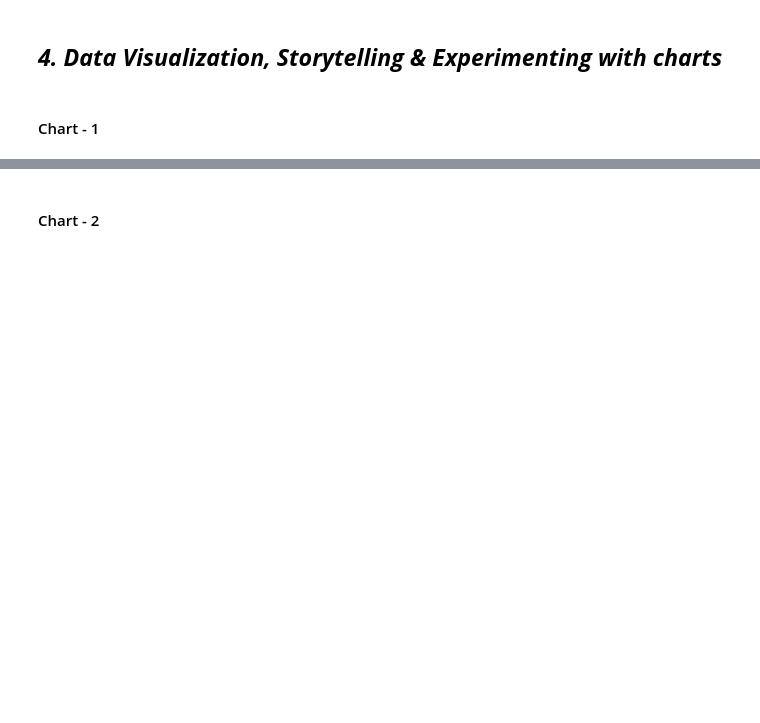
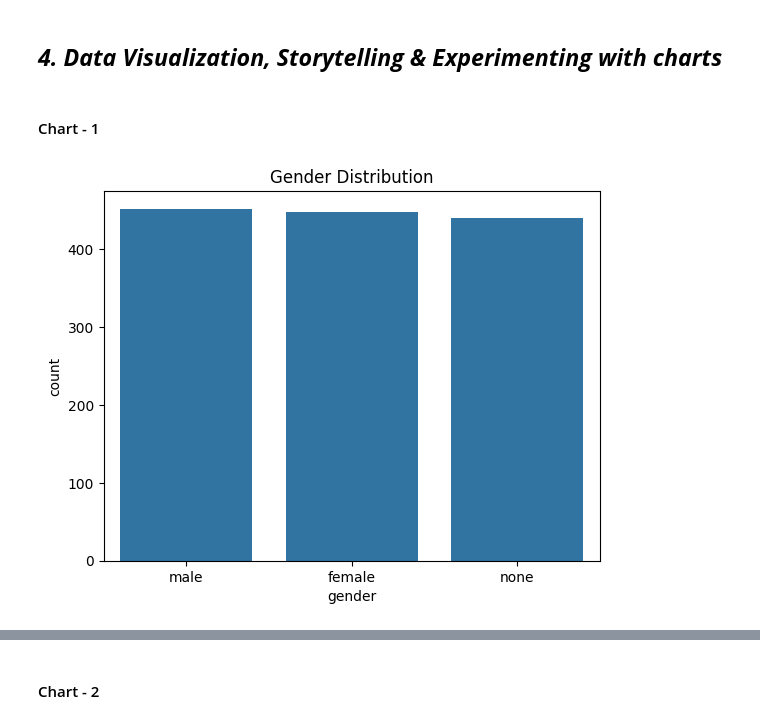
Before and after one commit to taiybashaikh51-sys/voyage-analytics-mlops, a Jupyter notebook: notebooks/Voyage_Analytics_1_Gender_Prediction_Starter.ipynb, the cells around one changed output, grey strips where cells are left out. Saved outputs shown, nothing was run; the diff lists cells and outputs as text; code cells hidden in the pictures; blank space fills up the shorter version.

```diff
--- a/notebooks/Voyage_Analytics_1_Gender_Prediction_Starter.ipynb
+++ b/notebooks/Voyage_Analytics_1_Gender_Prediction_Starter.ipynb
@@ -72,0 +215,33 @@ for col in users.columns:    print(col, '->', users[col].nunique())
+# %%
+# Handle missing values, fix dtypes, create merged working dataframe here
+
+# 1. Aggregate flight behavior per user
+flights_agg = flights.groupby('userCode').agg(
+    total_flights=('travelCode', 'count'),
+    avg_flight_price=('price', 'mean'),
+    avg_distance=('distance', 'mean'),
+    avg_flight_time=('time', 'mean')
+).reset_index()
+
+# 2. Aggregate hotel behavior per user
+hotels_agg = hotels.groupby('userCode').agg(
+    total_hotel_bookings=('travelCode', 'count'),
+    avg_hotel_price=('total', 'mean'),
+    avg_days=('days', 'mean')
+).reset_index()
+
+# 3. Merge users with flight aggregates
+df = users.merge(flights_agg, left_on='code', right_on='userCode', how='left')
+
+# 4. Merge with hotel aggregates
+df = df.merge(hotels_agg, left_on='code', right_on='userCode', how='left', suffixes=('', '_hotel'))
+
+# 5. Drop duplicate/unneeded columns from the merge
+df.drop(columns=['userCode', 'userCode_hotel'], inplace=True, errors='ignore')
+
+# 6. Handle missing values created by merge (users with no flight/hotel history)
+df.fillna(0, inplace=True)
+
+# 7. Quick check
+df.info()
+df.head()
@@ -81 +282,9 @@ for col in users.columns:    print(col, '->', users[col].nunique())
+# %%
+# Chart 1 — Gender distribution:
+
+sns.countplot(data=df, x='gender')
+plt.title('Gender Distribution')
+plt.show()
+# %% [output]
+[figure, added]
 # %% [markdown]
```
Also changed, not shown: parts of 35 cells of this notebook, 2 other files.
